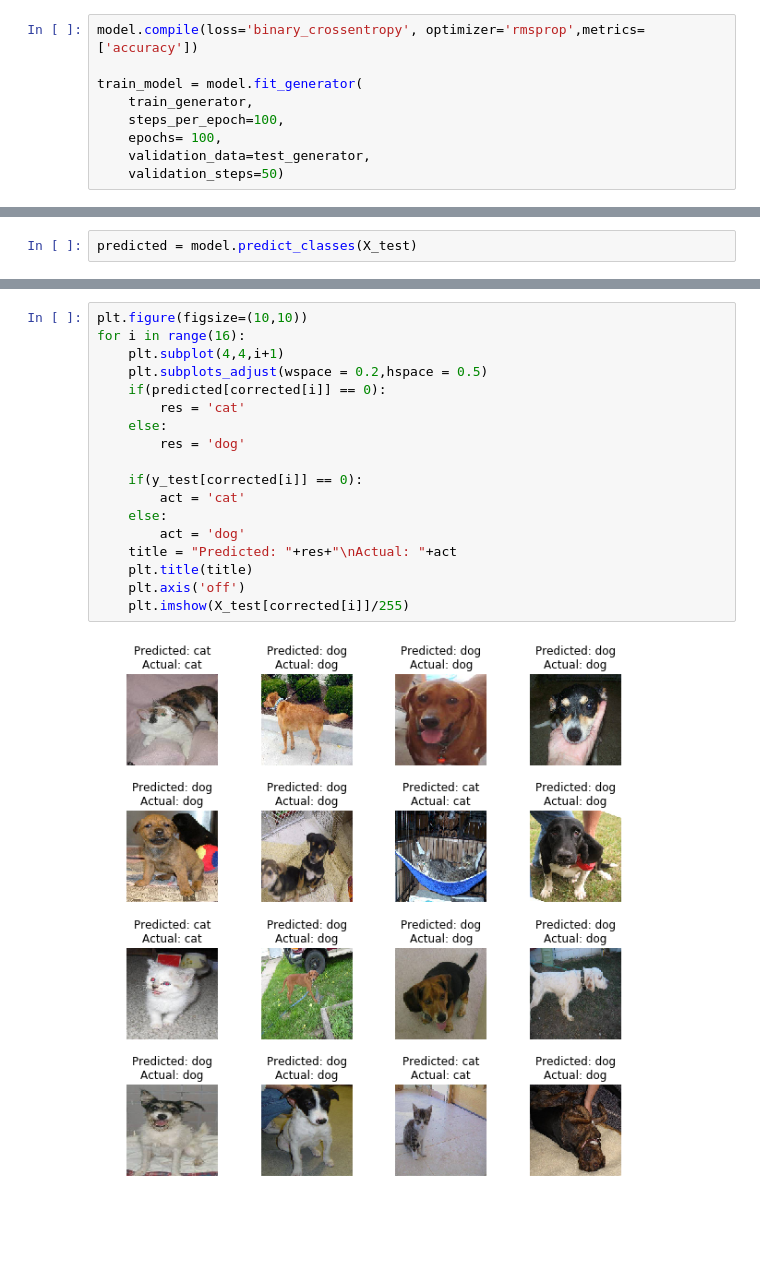
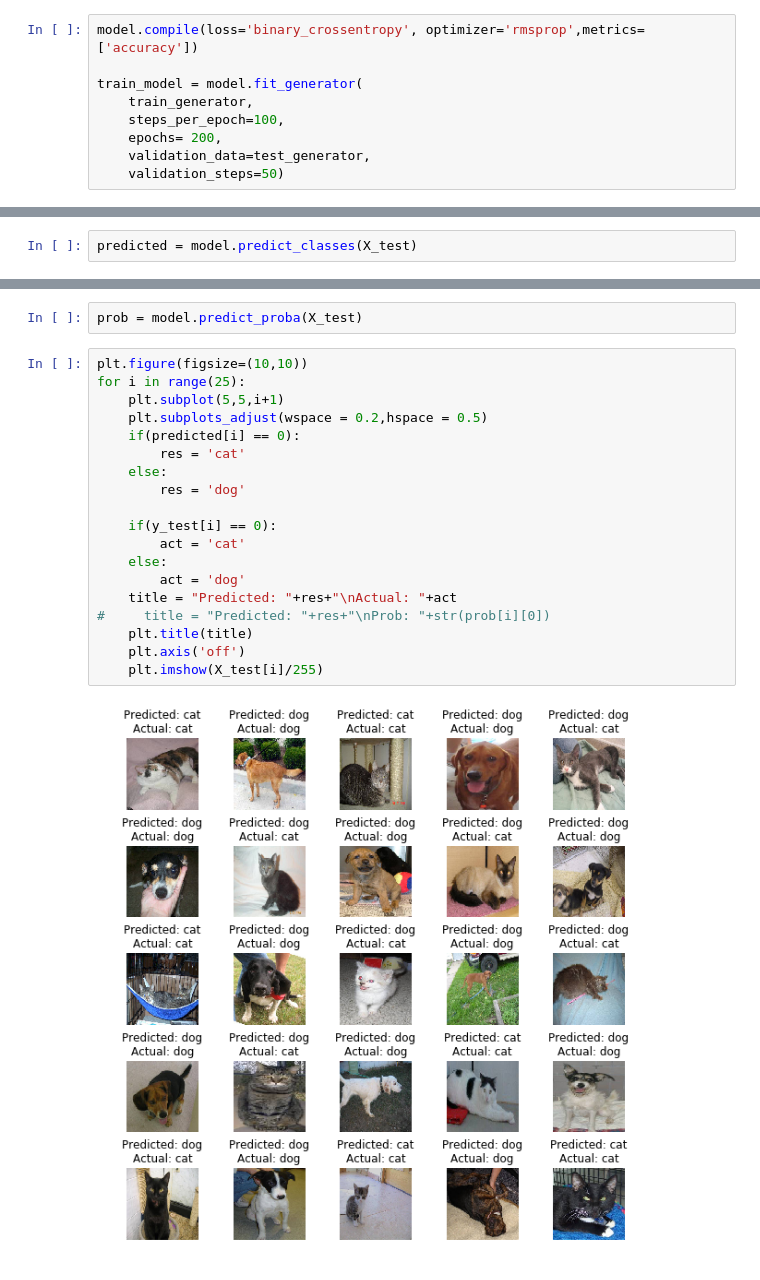
Before and after one commit to PattarapornH/cats-dogs-classifier, a Jupyter notebook: cats_dogs_classifier.ipynb, the cells around one changed output, grey strips where cells are left out. Cells and saved outputs as stored; diff of their text form; blank space fills up the shorter version.

```diff
--- a/cats_dogs_classifier.ipynb
+++ b/cats_dogs_classifier.ipynb
@@ -235,7 +237,7 @@ model.compile(loss='binary_crossentropy', optimizer='rmsprop',metrics=['accuracy
 train_model = model.fit_generator(
     train_generator,
     steps_per_epoch=100,
-    epochs= 100,
+    epochs= 200,
     validation_data=test_generator,
     validation_steps=50)
 # %% [output]
@@ -295,20 +297,23 @@ print(corr,incorr)
+# %%
+prob = model.predict_proba(X_test)
 # %%
 plt.figure(figsize=(10,10))
-for i in range(16):
-    plt.subplot(4,4,i+1)
+for i in range(25):
+    plt.subplot(5,5,i+1)
     plt.subplots_adjust(wspace = 0.2,hspace = 0.5)
-    if(predicted[corrected[i]] == 0):
+    if(predicted[i] == 0):
         res = 'cat'
     else:
         res = 'dog'
 
-    if(y_test[corrected[i]] == 0):
+    if(y_test[i] == 0):
         act = 'cat'
     else:
         act = 'dog'
     title = "Predicted: "+res+"\nActual: "+act
+#     title = "Predicted: "+res+"\nProb: "+str(prob[i][0])
     plt.title(title)
     plt.axis('off')
-    plt.imshow(X_test[corrected[i]]/255)
+    plt.imshow(X_test[i]/255)
 # %% [output]
-[figure, old version]
+[figure, new version]
```
Also changed, not shown: parts of 10 cells of this notebook.
